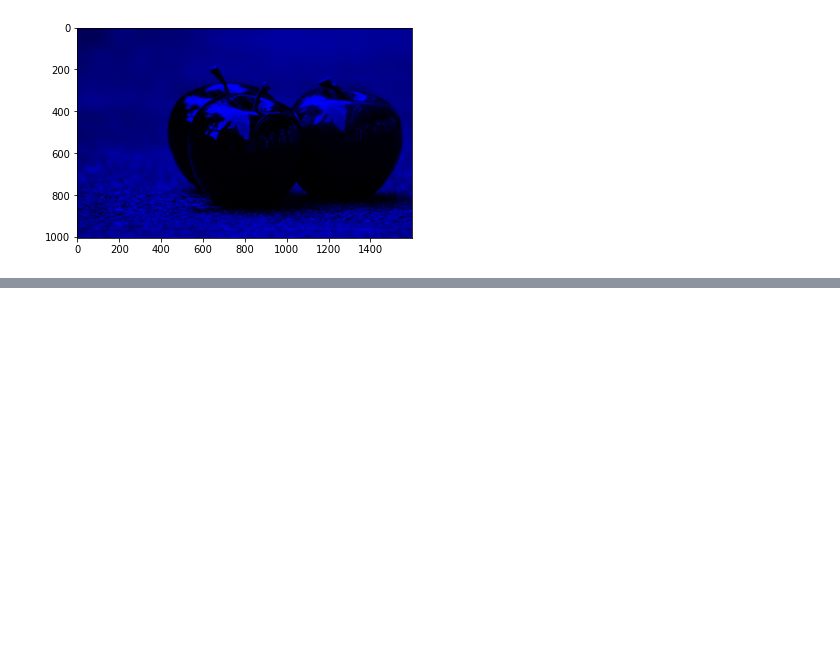
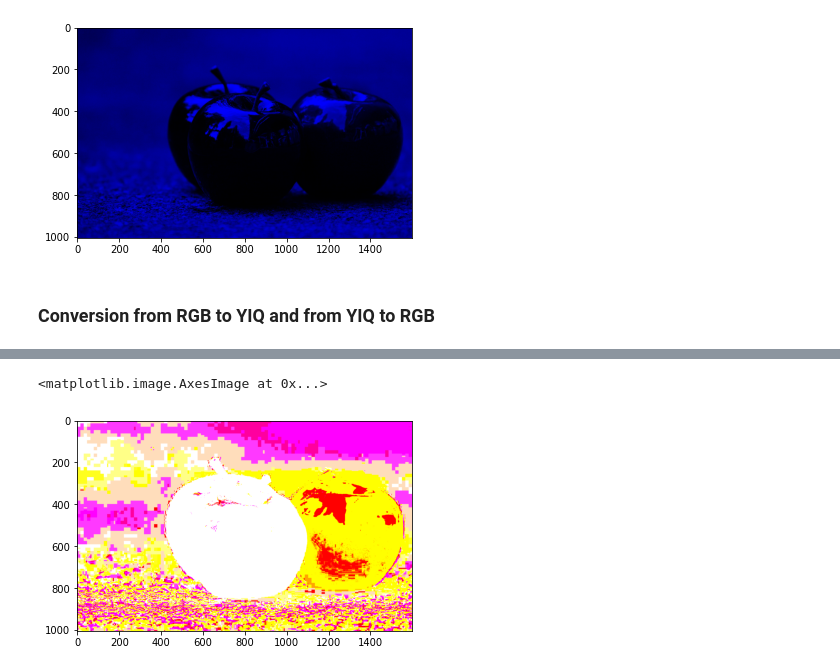
Before and after one commit to ryann-arruda/digital-image-processing, a Jupyter notebook: digital_image_processing.ipynb, the cells around one changed output, grey strips where cells are left out. Cells and saved outputs as stored; diff of their text form; code cells hidden in the pictures; blank space fills up the shorter version.

Commit message:
feat: Adding 'Conversion from RGB to YIQ and from IQG to RGB' section

```diff
--- a/digital_image_processing.ipynb
+++ b/digital_image_processing.ipynb
@@ -109,3 +109,7 @@ plt.imshow(image_r)
 # %% [output]
 <matplotlib.image.AxesImage at 0x...>
 [figure]
+# %% [markdown]
+### **Conversion from RGB to YIQ and from YIQ to RGB**
+# %%
+rgb_image = np.array(image)
@@ -111,0 +124,14 @@ plt.imshow(image_r)
+# %%
+def fromRGB_to_YIQ(rgb_image):
+  rows, columns, components = rgb_image.shape
+
+  # The matrix created will be used to avoid changing the original matrix.
+  yiq_image = np.zeros((rows, columns, components), dtype=float)
+
+  for i in range(rows):
+    for j in range(columns):
+      yiq_image[i][j][0] = 0.299 * rgb_image[i][j][0] + 0.587 * rgb_image[i][j][1] + 0.114 * rgb_image[i][j][2]
+      yiq_image[i][j][1] = 0.596 * rgb_image[i][j][0] - 0.274 * rgb_image[i][j][1] - 0.322 * rgb_image[i][j][2]
+      yiq_image[i][j][2] = 0.211 * rgb_image[i][j][0] - 0.523 * rgb_image[i][j][1] + 0.312 * rgb_image[i][j][2]
+
+  return yiq_image
@@ -111,0 +152,5 @@ plt.imshow(image_r)
+# %%
+# Trying to display an image after it has been converted to YIQ color space
+yiq_image = fromRGB_to_YIQ(rgb_image)
+plt.imshow(yiq_image)
+# %% [output]
@@ -111,0 +158,2 @@ plt.imshow(image_r)
+<matplotlib.image.AxesImage at 0x...>
+[figure, added]
```
Also changed, not shown: parts of 4 cells of this notebook.
